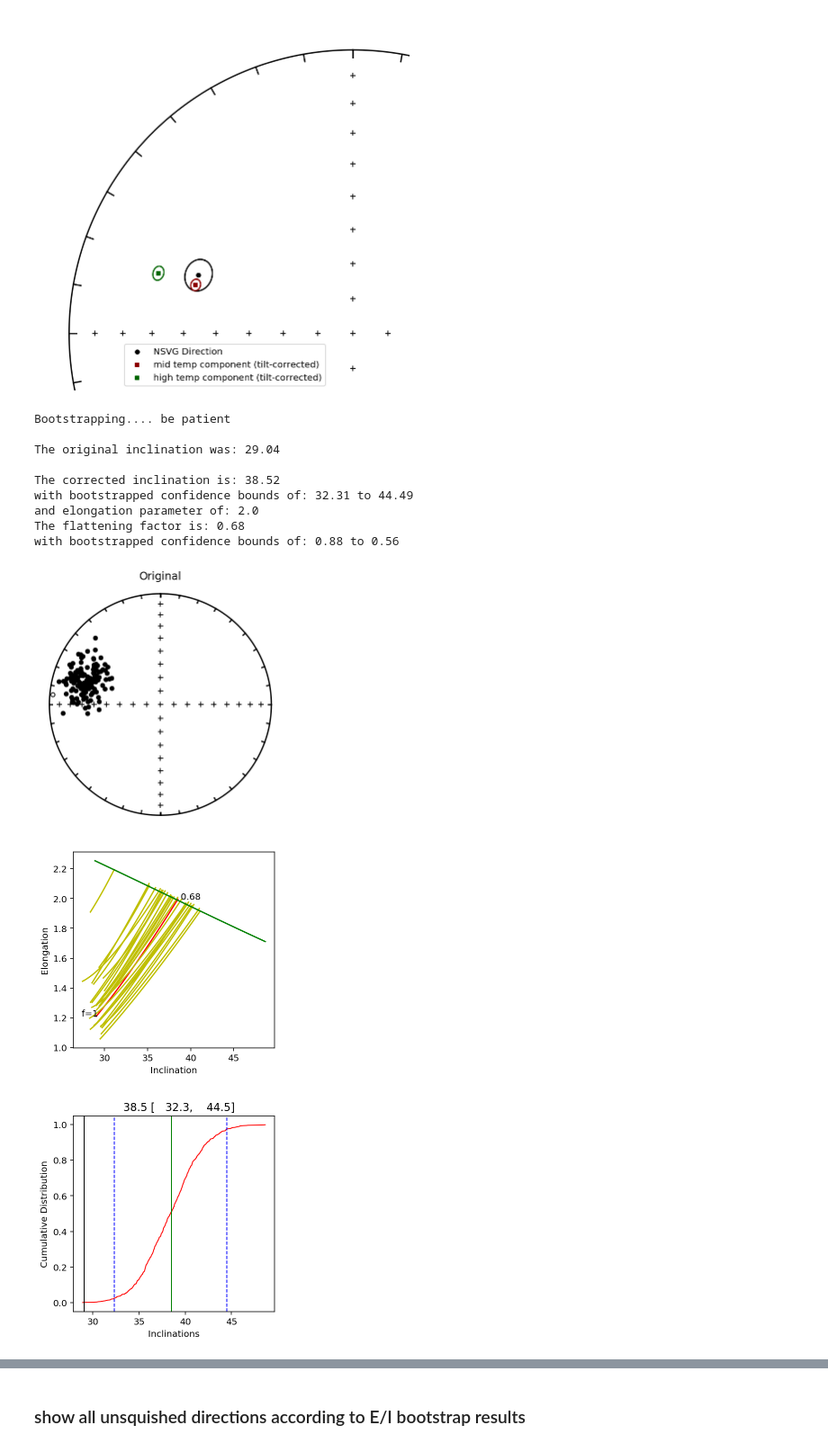
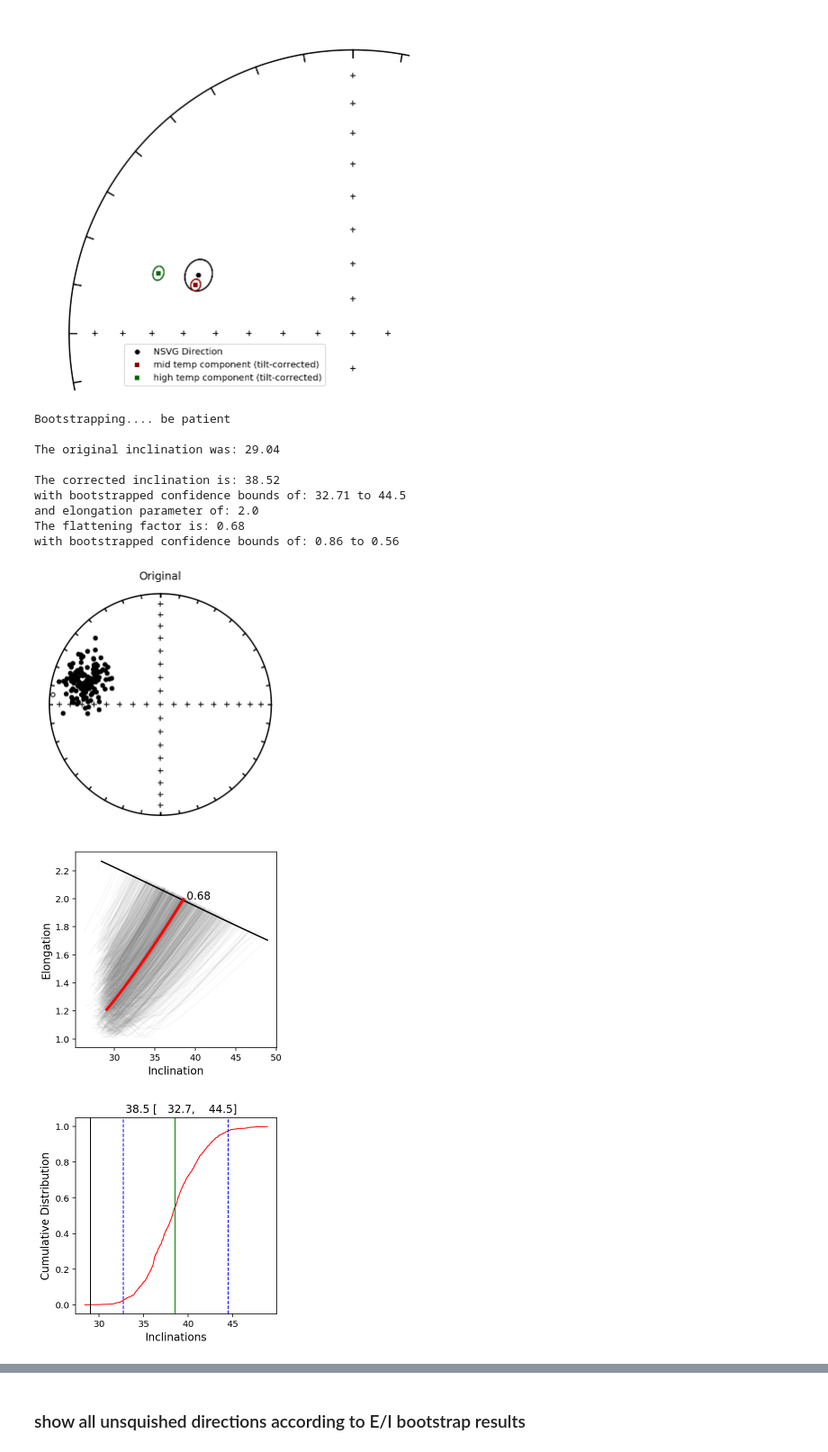
Before and after one commit to Swanson-Hysell-Group/Inclination_Shallowing, a Jupyter notebook: code/Notebooks/Cutface_Kent.ipynb, the cells around one changed output, grey strips where cells are left out. Shown at 90% size. Cells and saved outputs as stored; diff of their text form; code cells hidden in the pictures.

```diff
--- a/code/Notebooks/Cutface_Kent.ipynb
+++ b/code/Notebooks/Cutface_Kent.ipynb
@@ -179,19 +471,20 @@ plt.show()
 # %% [output]
 [figure]
 # %%
-EI_incs, EI_elongs, EI_fs = ipmag.find_ei(specimens_ht_tc[['dir_dec', 'dir_inc']].to_numpy(), nb=1000, return_values = True)
+EI_incs, EI_elongs, EI_fs = find_ei(specimens_ht_tc[['dir_dec', 'dir_inc']].to_numpy(), nb=1000,
+                                    return_values = 1, save=1, save_folder='../code_output', fmt='png')
 # %% [output]
 Bootstrapping.... be patient
 
 The original inclination was: 29.04
 
 The corrected inclination is: 38.52
-with bootstrapped confidence bounds of: 32.31 to 44.49
+with bootstrapped confidence bounds of: 32.71 to 44.5
 and elongation parameter of: 2.0
 The flattening factor is: 0.68
-with bootstrapped confidence bounds of: 0.88 to 0.56
+with bootstrapped confidence bounds of: 0.86 to 0.56
 [figure]
-[figure, old version]
+[figure, new version]
-[figure, old version]
+[figure, new version]
 [figure]
 # %%
```
Also changed, not shown: parts of 26 cells of this notebook, 1 other file.
